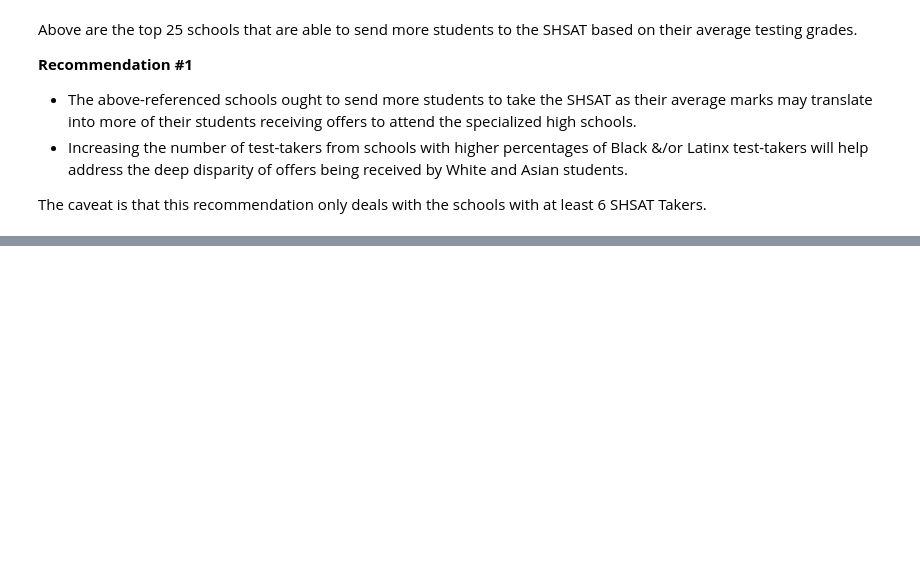
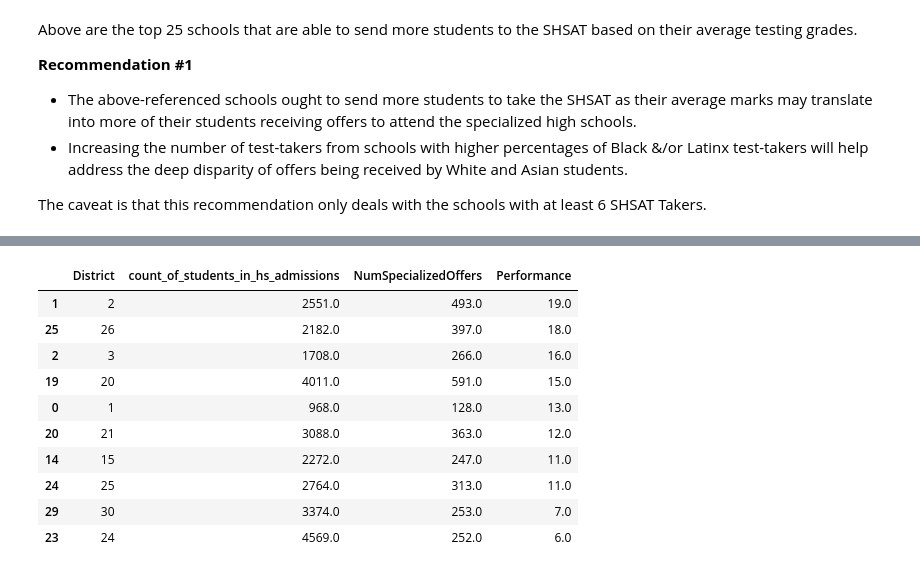
Before and after one commit to dj-m/CapstoneTwo, a Jupyter notebook: notebooks/CapstoneTwo_PredictingHighSchoolAdmissionsOffers.ipynb, the cells around one changed output, grey strips where cells are left out. Saved outputs shown, nothing was run; the diff lists cells and outputs as text; code cells hidden in the pictures; blank space fills up the shorter version.

```diff
--- a/notebooks/CapstoneTwo_PredictingHighSchoolAdmissionsOffers.ipynb
+++ b/notebooks/CapstoneTwo_PredictingHighSchoolAdmissionsOffers.ipynb
@@ -820,0 +898,17 @@ The caveat is that this recommendation only deals with the schools with at least
+# %%
+df_perf = df_analysis[['District', 'count_of_students_in_hs_admissions',
+                     'NumSpecializedOffers']].groupby(['District'], as_index = False).sum()
+df_perf['Performance'] = round((df_perf.NumSpecializedOffers / df_perf.count_of_students_in_hs_admissions) * 100)
+df_perf.sort_values('Performance', ascending = False).head(10)
+# %% [output]
+|  | District | count_of_students_in_hs_admissions | NumSpecializedOffers | Performance |
+| 1 | 2 | 2551.0 | 493.0 | 19.0 |
+| 25 | 26 | 2182.0 | 397.0 | 18.0 |
+| 2 | 3 | 1708.0 | 266.0 | 16.0 |
+| 19 | 20 | 4011.0 | 591.0 | 15.0 |
+| 0 | 1 | 968.0 | 128.0 | 13.0 |
+| 20 | 21 | 3088.0 | 363.0 | 12.0 |
+| 14 | 15 | 2272.0 | 247.0 | 11.0 |
+| 24 | 25 | 2764.0 | 313.0 | 11.0 |
+| 29 | 30 | 3374.0 | 253.0 | 7.0 |
+| 23 | 24 | 4569.0 | 252.0 | 6.0 |
```
Also changed, not shown: parts of 8 cells of this notebook.
